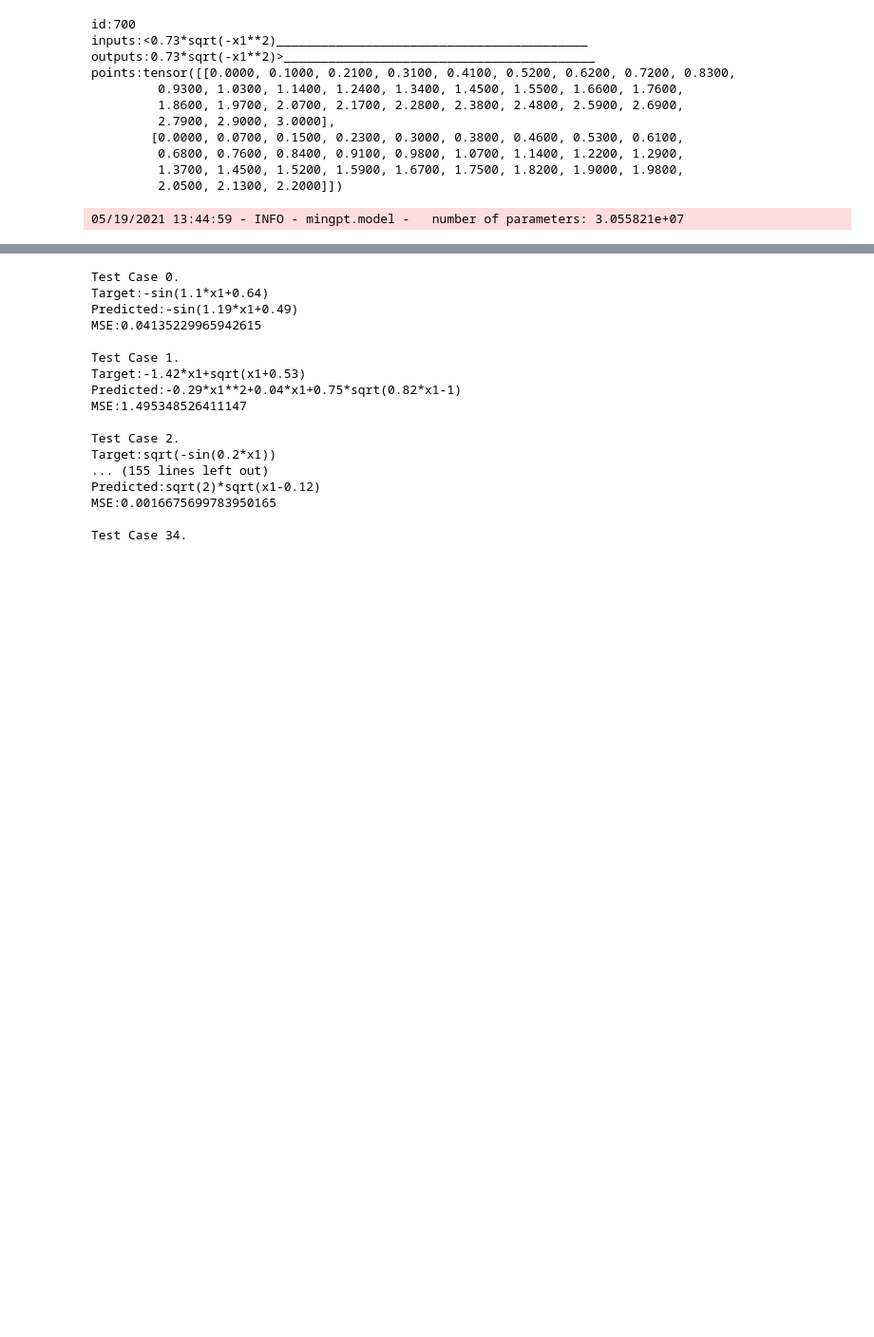
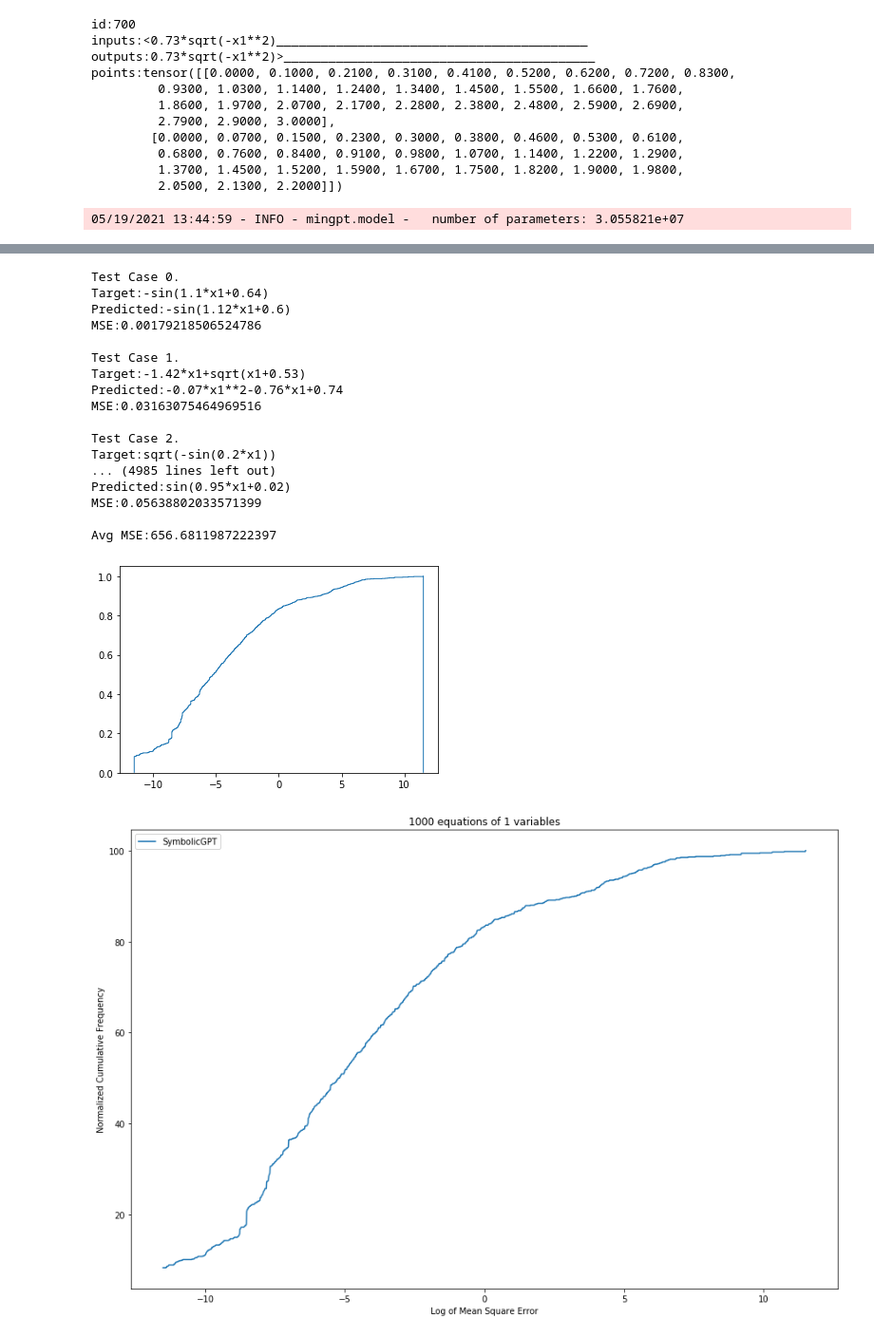
Before and after one commit to mojivalipour/symbolicgpt, a Jupyter notebook: SymbolicGPT_PointNET_PADDING_PYTORCH.ipynb, the cells around one changed output, grey strips where cells are left out. Shown at 95% size. Saved outputs shown, nothing was run; the diff lists cells and outputs as text; code cells hidden in the pictures; blank space fills up the shorter version.

```diff
--- a/SymbolicGPT_PointNET_PADDING_PYTORCH.ipynb
+++ b/SymbolicGPT_PointNET_PADDING_PYTORCH.ipynb
@@ -204,7 +204,7 @@ model = GPT(mconf, pconf)
 from mingpt.trainer import Trainer, TrainerConfig
 
 # initialize a trainer instance and kick off training
-tconf = TrainerConfig(max_epochs=50, batch_size=batchSize, learning_rate=6e-4,
+tconf = TrainerConfig(max_epochs=50, batch_size=batchSize, learning_rate=6e-7,
                       lr_decay=True, warmup_tokens=512*20, final_tokens=2*len(train_dataset)*blockSize,
                       num_workers=0, ckpt_path='./SavedModels/bestModel/checkpoint.pt')
 trainer = Trainer(model, train_dataset, test_dataset, tconf)
@@ -243,7 +272,7 @@ def mse(y, y_hat):
     return our_sum / len(y_gold)
 # %%
 fName = '{}_SymbolicGPT_{}_{}_{}.txt'.format(dataInfo,
-                                             'GPTRAWEQ',
+                                             'GPT_PT_Summation',
                                              'Padding',
                                              blockSize)
 # %%
@@ -319,7 +348,7 @@ with open(fName, 'w', encoding="utf-8") as o:
                 YEval = 0 if np.isnan(YEval) else YEval
                 YEval = 100 if np.isinf(YEval) else YEval
             except:
-                YEval = 100 #TODO: Maybe I have to punish the model for each wrong template
+                YEval = 100 #TODO: Maybe I have to punish the model for each wrong template not for each point
             Ys.append(YEval)
             try:
                 eqTmp = predicted + '' # copy eq
@@ -339,7 +368,7 @@ with open(fName, 'w', encoding="utf-8") as o:
         mseErr = mse(Ys,Yhats)
 
         if type(mseErr) is np.complex128:
-            mseErr = mseErr.real
+            mseErr = abs(mseErr.real)
 
         resultDict[fName][modelName].append(mseErr)
 
@@ -348,21 +377,58 @@ with open(fName, 'w', encoding="utf-8") as o:
                                predicted))
 
         print('MSE:{}\n'.format(mseErr))
+print('Avg MSE:{}'.format(np.mean(resultDict[fName][modelName])))
 # %% [output]
 Test Case 0.
 Target:-sin(1.1*x1+0.64)
-Predicted:-sin(1.19*x1+0.49)
-MSE:0.04135229965942615
+Predicted:-sin(1.12*x1+0.6)
+MSE:0.00179218506524786
 
 Test Case 1.
 Target:-1.42*x1+sqrt(x1+0.53)
-Predicted:-0.29*x1**2+0.04*x1+0.75*sqrt(0.82*x1-1)
-MSE:1.495348526411147
+Predicted:-0.07*x1**2-0.76*x1+0.74
+MSE:0.03163075464969516
 
 Test Case 2.
 Target:sqrt(-sin(0.2*x1))
-... (155 lines left out)
-Predicted:sqrt(2)*sqrt(x1-0.12)
-MSE:0.0016675699783950165
+... (4985 lines left out)
+Predicted:sin(0.95*x1+0.02)
+MSE:0.05638802033571399
 
-Test Case 34.
+Avg MSE:656.6811987222397
+# %%
+# plot the error frequency for model comparison
+from matplotlib import pyplot as plt
+num_eqns = len(resultDict[fName]['SymbolicGPT'])
+num_vars = pconf.numberofVars
+
+models = list(resultDict[fName].keys())
+lists_of_error_scores = [resultDict[fName][key] for key in models]
+linestyles = ["-","dashdot","dotted","--"]
+
+eps = 0.00001
+y, x, _ = plt.hist([np.log([max(min(x+eps, 1e5),1e-5) for x in e]) for e in lists_of_error_scores],
+                   label=models,
+                   cumulative=True,
+                   histtype="step",
+                   bins=2000,
+                   density="true")
+y = np.expand_dims(y,0)
+plt.figure(figsize=(15, 10))
+
+for idx, m in enumerate(models):
+    plt.plot(x[:-1],
+           y[idx] * 100,
+           linestyle=linestyles[idx],
+           label=m)
+
+plt.legend(loc="upper left")
+plt.title("{} equations of {} variables".format(num_eqns, num_vars))
+plt.xlabel("Log of Mean Square Error")
+plt.ylabel("Normalized Cumulative Frequency")
+
+name = '{}.png'.format(fName)
+plt.savefig(name)
+# %% [output]
+[figure, added]
+[figure, added]
```
Also changed, not shown: parts of 1 cell of this notebook, 19 other files.
